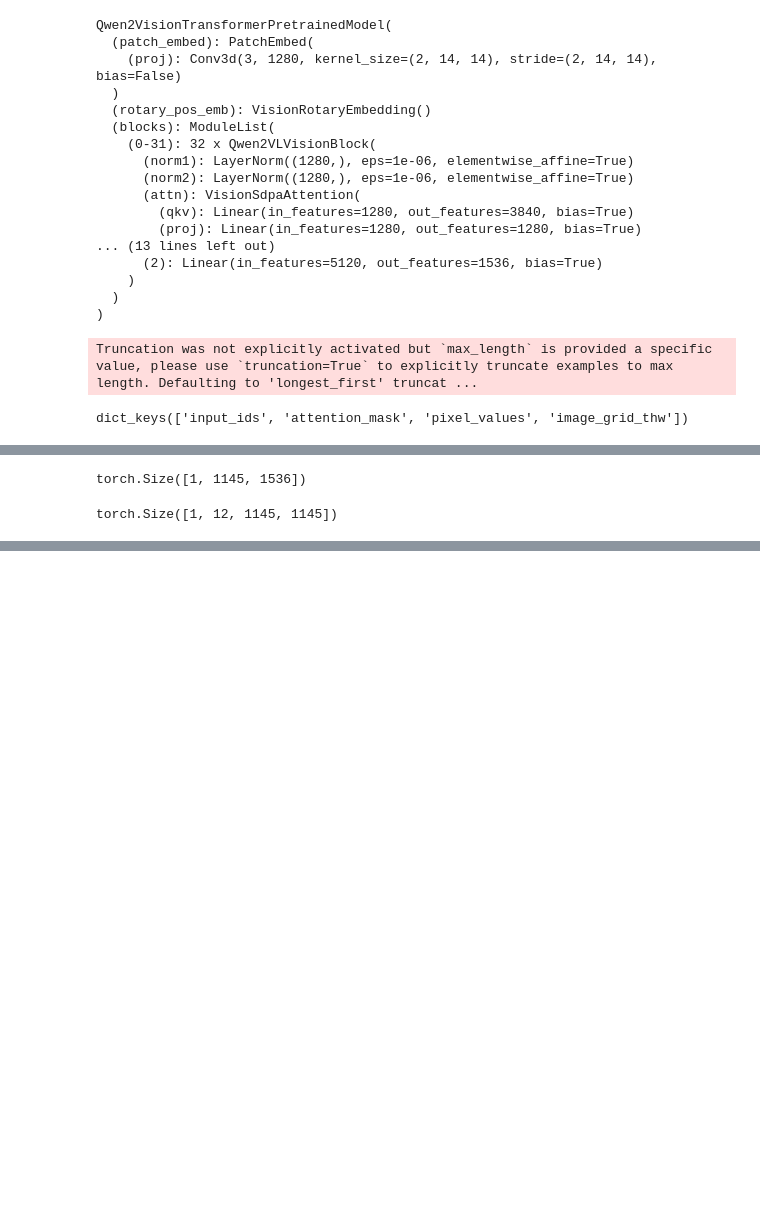
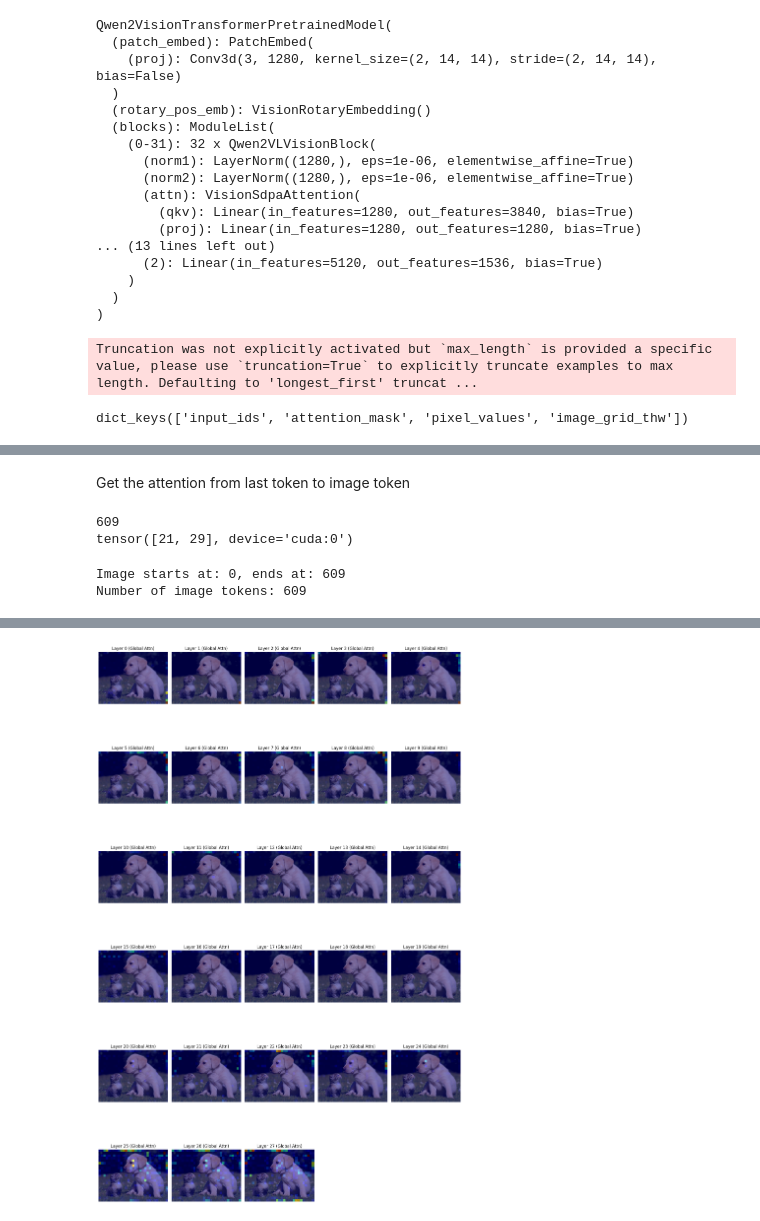
Before and after one commit to minhhb9x/VLM2Vec, a Jupyter notebook: sandbox.ipynb, the cells around one changed output, grey strips where cells are left out. Saved outputs shown, nothing was run; the diff lists cells and outputs as text; code cells hidden in the pictures; blank space fills up the shorter version.

Commit message:
visual attention to img

```diff
--- a/sandbox.ipynb
+++ b/sandbox.ipynb
@@ -85,7 +107,7 @@ Qwen2VisionTransformerPretrainedModel(
   )
 )
 # %%
-image = Image.open('assets/bus.jpg')
+image = Image.open('assets/example.jpg')
 # %%
 # Image + Text -> Text
 inputs = processor(text=f'{VLM_IMAGE_TOKENS[QWEN2_VL]} Represent the given image with the following question: What is in the image',
@@ -280,9 +308,69 @@ hidden_states.keys()
 odict_keys(['logits', 'past_key_values', 'hidden_states', 'attentions', 'rope_deltas'])
-# %%
-hidden_states['hidden_states'][-1].shape
-# %% [output]
-torch.Size([1, 1145, 1536])
-# %%
-hidden_states['attentions'][-1].shape
-# %% [output]
-torch.Size([1, 12, 1145, 1145])
+# %% [markdown]
+Get the attention from last token to image token
+# %%
+attention_weights = torch.stack([hidden_states['attentions'][i].squeeze(0)
+                                for i in range(len(hidden_states['attentions']))], dim=0) # [layer, head, seq_len, seq_len]
+
+img_token_len = (inputs['input_ids']==model.config.image_token_id).sum().item()
+img_input_shape = inputs['image_grid_thw'][0, 0, 1:] # get the img input grid shape
+
+img_hidden_grid = img_input_shape // merge_size
+
+print(img_token_len)
+print(img_hidden_grid)
+# %% [output]
+609
+tensor([21, 29], device='cuda:0')
+# %%
+# 1. Xác định vị trí bắt đầu và kết thúc của Image Tokens trong sequence
+input_ids = inputs['input_ids'][0] # Lấy batch đầu tiên
+image_token_id = model.config.image_token_id
+
+# Tìm các index mà tại đó là image token
+img_indices = (input_ids == image_token_id).nonzero(as_tuple=True)[0]
+
+img_start = img_indices[0].item()
+img_end = img_indices[-1].item() + 1 # +1 để dùng cho slicing
+
+print(f"Image starts at: {img_start}, ends at: {img_end}")
+print(f"Number of image tokens: {img_end - img_start}") # Phải bằng 1131
+# %% [output]
+Image starts at: 0, ends at: 609
+Number of image tokens: 609
+# %%
+# Danh sách layer muốn kiểm tra
+target_layers = range(0, 28)
+
+plt.figure(figsize=(15, 25))
+
+for idx, layer_i in enumerate(target_layers):
+    # Lấy attention của layer đó
+    # Cách tiếp cận: Global Image Attention (Cách 2)
+    # Xem các token ảnh tự chú ý vào đâu nhiều nhất
+    curr_attn = attention_weights[layer_i, :, -1, img_start:img_end] # [head, img_token_len]
+    attn_map = curr_attn.mean(dim=0) # [1131]
+
+    # Reshape & Resize
+    h_grid, w_grid = img_hidden_grid[0].item(), img_hidden_grid[1].item()
+    attn_heatmap = attn_map.view(1, 1, h_grid, w_grid)
+
+    pixel_heatmap = F.interpolate(
+        attn_heatmap,
+        size=(image.shape[0], image.shape[1]),
+        mode='nearest' # Dùng nearest để thấy rõ ô vuông
+    ).squeeze().float().detach().cpu().numpy()
+
+    # Normalize
+    pixel_heatmap = (pixel_heatmap - pixel_heatmap.min()) / (pixel_heatmap.max() - pixel_heatmap.min())
+
+    # Plot
+    plt.subplot(6, 5, idx+1)
+    plt.imshow(image)
+    plt.imshow(pixel_heatmap, cmap='jet', alpha=0.5, interpolation='nearest')
+    plt.title(f"Layer {layer_i} (Global Attn)")
+    plt.axis('off')
+
+plt.tight_layout()
+plt.show()
+# %% [output]
@@ -288,0 +394 @@ torch.Size([1, 12, 1145, 1145])
+[figure, added]
```
Also changed, not shown: parts of 13 cells of this notebook.
